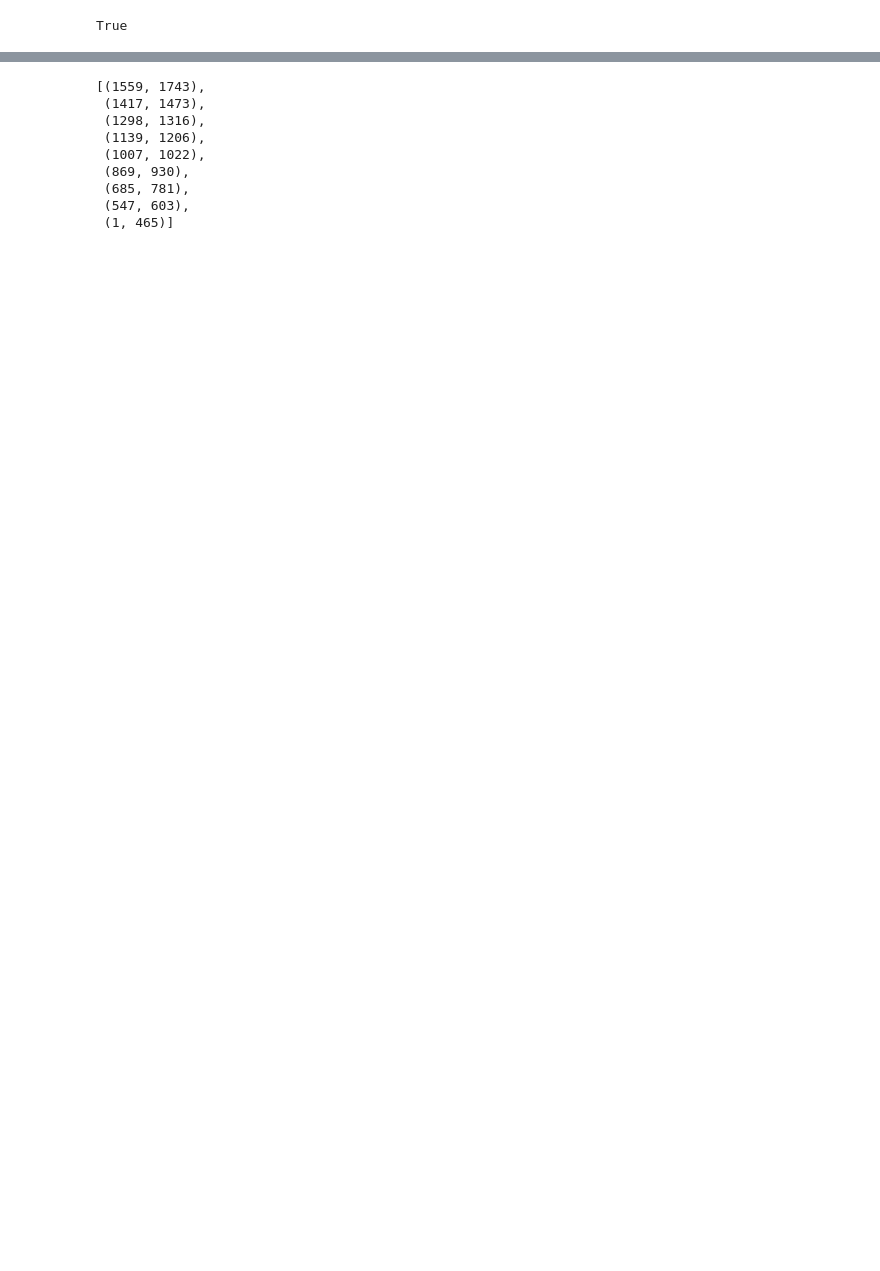
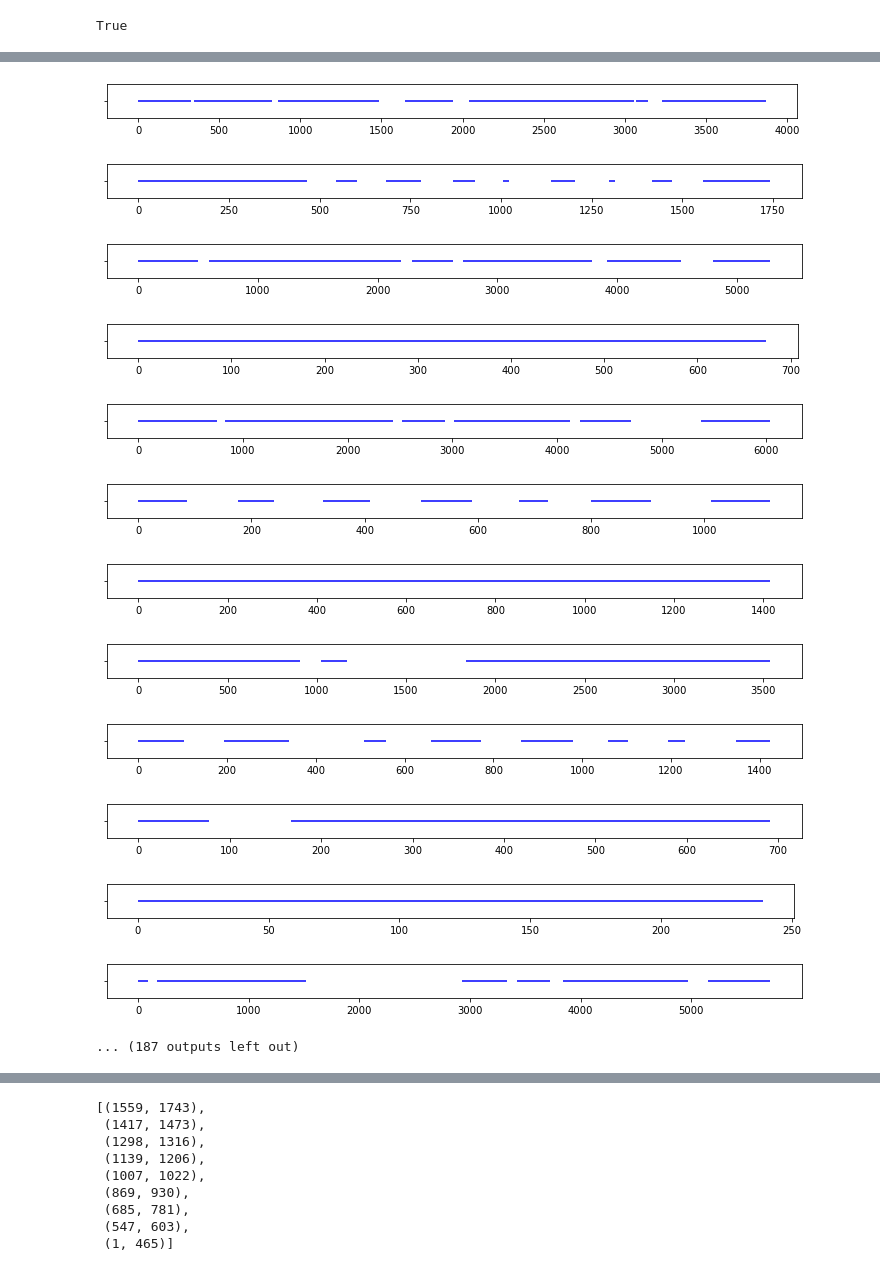
Before and after one commit to oliviasagayaradj/intron_mapper, a Jupyter notebook: intron_mapper.ipynb, the cells around one changed output, grey strips where cells are left out. Saved outputs shown, nothing was run; the diff lists cells and outputs as text; code cells hidden in the pictures; blank space fills up the shorter version.

```diff
--- a/intron_mapper.ipynb
+++ b/intron_mapper.ipynb
@@ -96,22 +194,40 @@ for ii in range(df.shape[0]):
 # %%
-#A more efficient way of searching the table. Doesn't find non-contiguous annotations, though.
+#Searching the table for exons in a gene. Finds non-contiguous annotations.
 
-gene_id = 'T378-R1'
+plt.ioff()
 
-foundGene = False
-exon_start_l = []
-exon_end_l = []
+for gene_id in gene_l:
 
-for ii in range(df.shape[0]):
-    if df.iloc[ii]['type'] == 'mRNA':
-        if not foundGene:
-            if df.iloc[ii]['attributes'].split('|')[1].split(';')[0] == gene_id:
-                foundGene = True
-                startGene = df.iloc[ii]['start']
-        else:
-            break
-    elif df.iloc[ii]['type'] == 'exon':
-        if foundGene:
-            exon_start_l.append(df.iloc[ii]['start'])
-            exon_end_l.append(df.iloc[ii]['end'])
+    exon_coord_l = []
+
+    for ii in range(df.shape[0]):
+        if df.iloc[ii]['type'] == 'exon':
+            if df.iloc[ii]['attributes'].split('|')[1].split(';')[0].startswith(gene_id):
+                exon_coord_l.append((df.iloc[ii]['start'], df.iloc[ii]['end']))
+
+    geneStart = min([min(coord) for coord in exon_coord_l])
+    exon_coord_zerostart = [(start-geneStart, end-geneStart) for start,end in exon_coord_l]
+
+    fig = plt.figure(figsize = (10, 1))
+
+    for xmin, xmax in exon_coord_zerostart:
+        plt.hlines(y='', xmin=xmin, xmax=xmax, color='b')
+    fig.tight_layout()
+    fig.patch.set_facecolor('xkcd:white') # make transparent background white
+    fig.savefig(make_path('intron_plots', ecotype, gene_id+'.png'), bbox_inches="tight")
+    plt.close(fig)
+# %% [output]
+[figure, added]
+[figure, added]
+[figure, added]
+[figure, added]
+[figure, added]
+[figure, added]
+[figure, added]
+[figure, added]
+[figure, added]
+[figure, added]
+[figure, added]
+[figure, added]
+... (187 outputs left out)
 # %%
```
Also changed, not shown: parts of 10 cells of this notebook, 2 other files.
